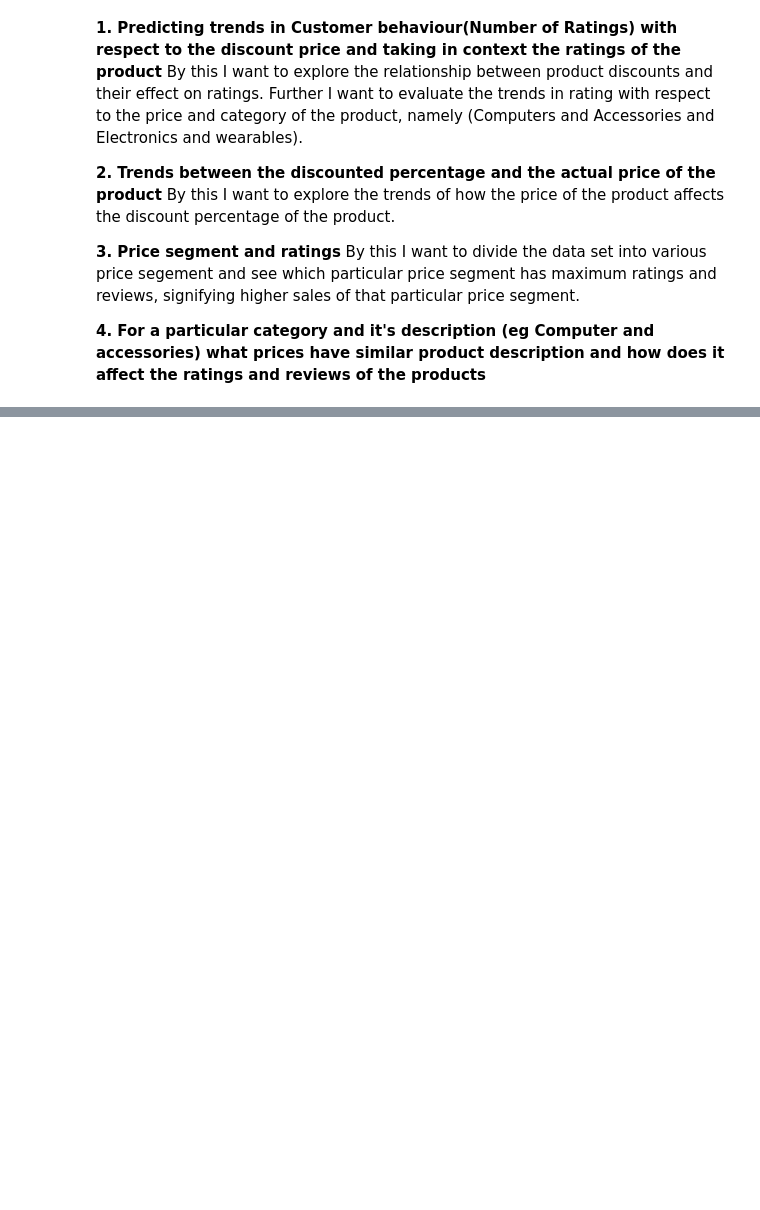
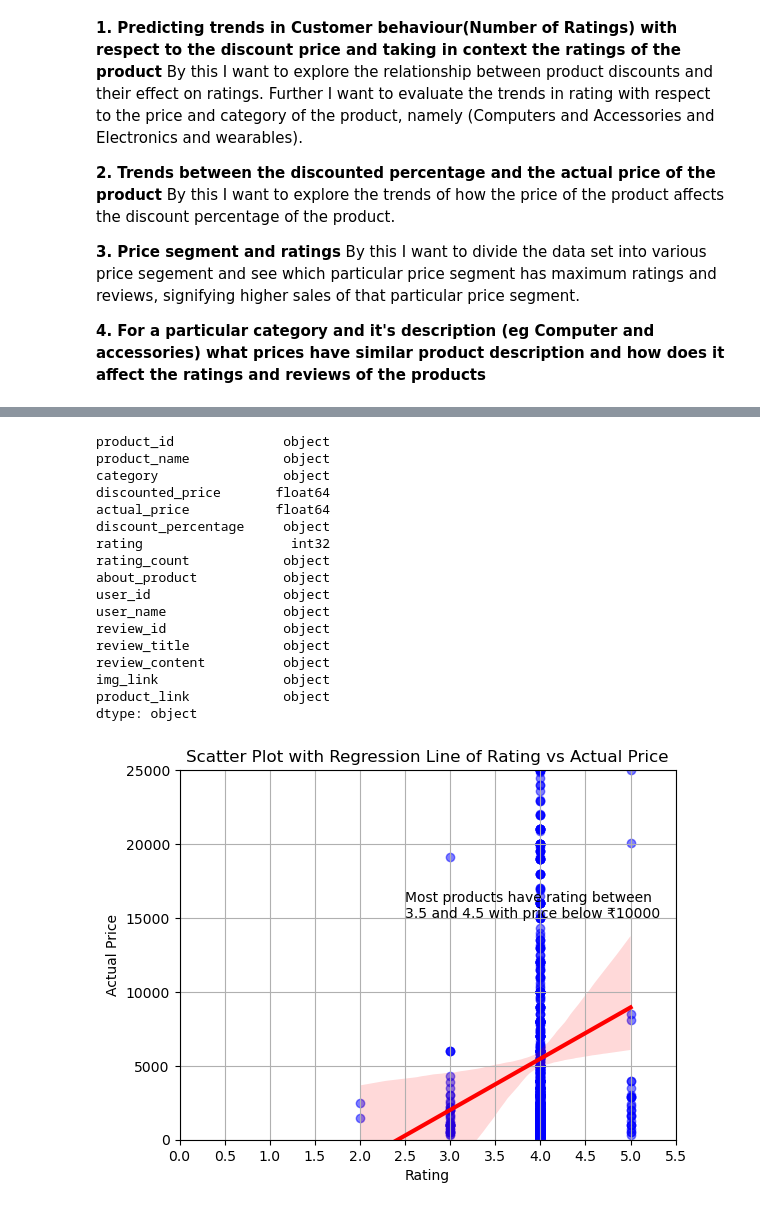
Before and after one commit to ubco-W2022T2-data301/project-group-group61, a Jupyter notebook: analysis/analysis2.ipynb, the cells around one changed output, grey strips where cells are left out. Saved outputs shown, nothing was run; the diff lists cells and outputs as text; code cells hidden in the pictures; blank space fills up the shorter version.

```diff
--- a/analysis/analysis2.ipynb
+++ b/analysis/analysis2.ipynb
@@ -155,0 +186,36 @@ Text(0.5, 1.0, 'Percentage of Products from Different\xa0Categories')
+# %%
+print(df1.dtypes)
+df1['actual_price'] = df1['actual_price'].astype(str)
+df1['actual_price'] = df1['actual_price'].str.replace('₹', '').str.replace(',', '').astype(float)
+sns.regplot(x='rating', y='actual_price', data=df1,
+            scatter_kws={'color': 'blue', 'alpha': 0.5},
+            line_kws={'color': 'red', 'lw': 3})
+plt.xlabel('Rating')
+plt.ylabel('Actual Price')
+plt.title('Scatter Plot with Regression Line of Rating vs Actual Price')
+plt.grid()
+plt.xlim(0, 5.5)
+plt.ylim(0, 25000)
+plt.xticks(np.arange(0, 6, 0.5))
+plt.yticks(np.arange(0, 30000, 5000))
+plt.text(2.5, 15000, 'Most products have rating between\n3.5 and 4.5 with price below ₹10000')
+plt.show()
+# %% [output]
+product_id              object
+product_name            object
+category                object
+discounted_price       float64
+actual_price           float64
+discount_percentage     object
+rating                   int32
+rating_count            object
+about_product           object
+user_id                 object
+user_name               object
+review_id               object
+review_title            object
+review_content          object
+img_link                object
+product_link            object
+dtype: object
+[figure, added]
```
Also changed, not shown: parts of 27 cells of this notebook.
